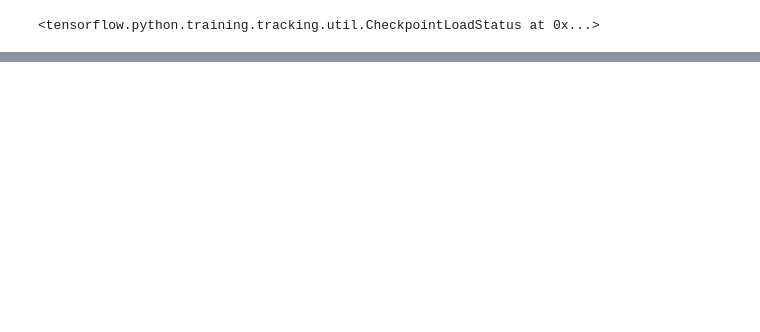
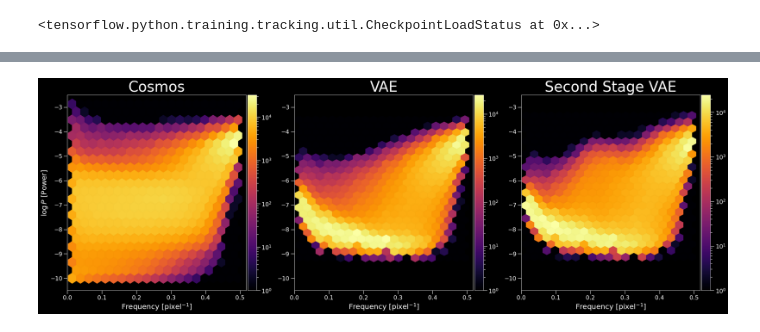
Before and after one commit to AlexandreAdam/Censai, a Jupyter notebook: notebooks/cosmos_power_spectrum.ipynb, the cells around one changed output, grey strips where cells are left out. Drawn from its saved outputs; the diff is of its cells as text; code cells hidden in the pictures; blank space fills up the shorter version.

```diff
--- a/notebooks/cosmos_power_spectrum.ipynb
+++ b/notebooks/cosmos_power_spectrum.ipynb
@@ -148,0 +165,51 @@ fig.subplots_adjust(wspace=0, hspace=0)
+# %%
+image_ps = []
+batch_size = 1000
+total_items = 40000
+
+for batch in tqdm(range(total_items // batch_size)):
+    z = vae2.sample(batch_size)
+    images = vae.decode(z)
+    _ps = ps.power_spectrum(images)
+    image_ps.append(_ps.numpy())
+image_ps = np.concatenate(image_ps, axis=0)
+# %%
+_, f = np.histogram(np.arange(1, ps.pixels//2 + 1)/128, bins=ps.bins)
+f = (f[:-1] + f[1:])/2
+f = np.tile(f, image_ps.shape[0])
+f.shape
+point_cloud_pred2 = np.stack([image_ps.flatten(), f], axis=1)
+# %%
+gridsize=20
+
+fig, (ax1, ax2, ax3) = plt.subplots(1, 3, figsize=(32, 10))
+
+im = ax1.hexbin(point_cloud_true[:, 1], np.log10(point_cloud_true[:, 0] + 1e-10), gridsize=gridsize, cmap='inferno', norm=LogNorm())
+ax1.set_ylabel(r"$\log P$ [Power]", fontsize=20)
+ax1.set_xlabel("Frequency [pixel$^{-1}$]", fontsize=20)
+divider = make_axes_locatable(ax1)
+cax = divider.append_axes("right", size="5%", pad=0.05)
+plt.colorbar(im, cax=cax)
+ax1.set_title("Cosmos", fontsize=40)
+ax1.set_xlim(0)
+ax1.set_ylim(-10.5, -2.5)
+
+im = ax2.hexbin(point_cloud_pred[:, 1], np.log10(point_cloud_pred[:, 0] + 1e-10), gridsize=gridsize, cmap='inferno', norm=LogNorm())
+ax2.set_xlabel("Frequency [pixel$^{-1}$]", fontsize=20)
+divider = make_axes_locatable(ax2)
+cax = divider.append_axes("right", size="5%", pad=0.05)
+plt.colorbar(im, cax=cax)
+ax2.set_title("VAE", fontsize=40)
+ax2.set_xlim(0)
+ax2.set_ylim(-10.5, -2.5)
+
+im = ax3.hexbin(point_cloud_pred2[:, 1], np.log10(point_cloud_pred2[:, 0] + 1e-10), gridsize=gridsize, cmap='inferno', norm=LogNorm())
+ax3.set_xlabel("Frequency [pixel$^{-1}$]", fontsize=20)
+divider = make_axes_locatable(ax3)
+cax = divider.append_axes("right", size="5%", pad=0.05)
+plt.colorbar(im, cax=cax)
+ax3.set_title("Second Stage VAE", fontsize=40)
+ax3.set_xlim(0)
+ax3.set_ylim(-10.5, -2.5);
+# %% [output]
+[figure, added]
```
Also changed, not shown: parts of 7 cells of this notebook, 5 other files.
